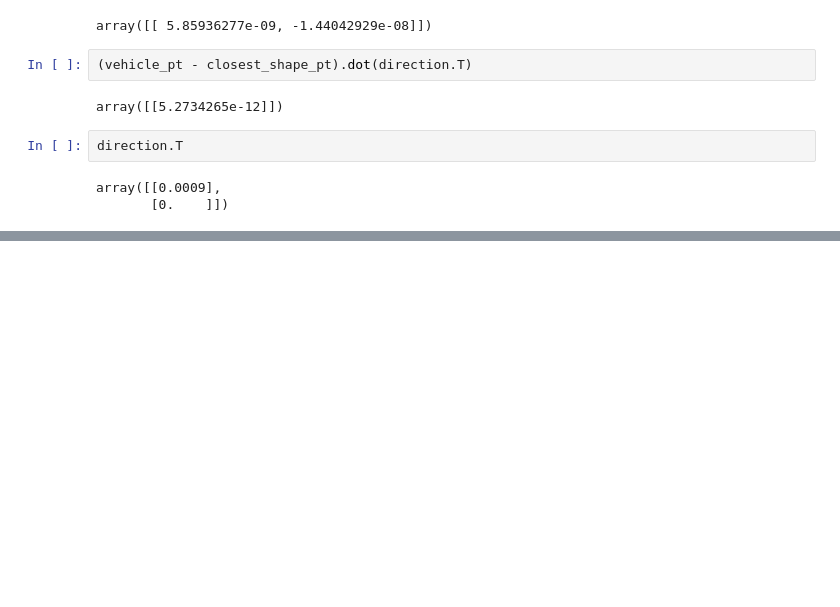
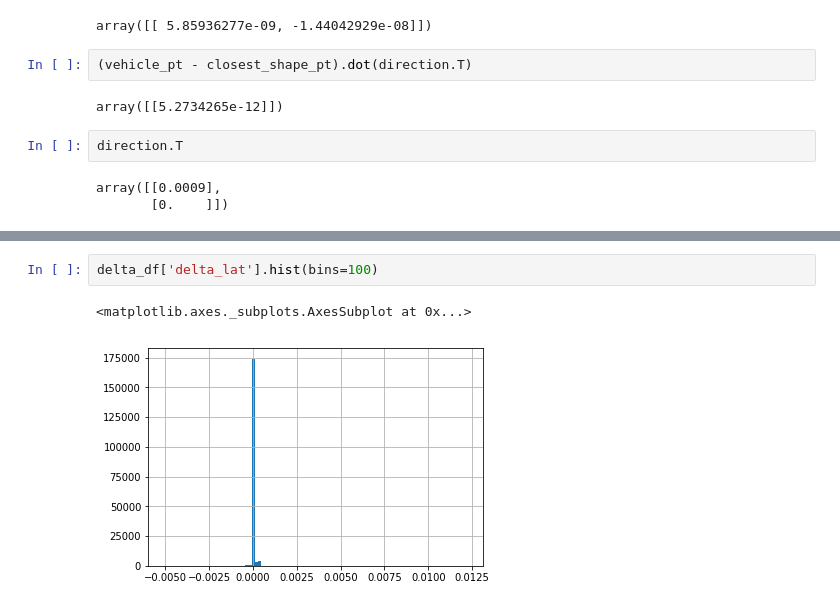
Before and after one commit to 350Seattle-Transportation-Team/gtfs-realtime, a Jupyter notebook: route_shape_process/2019_06_23_test_closest_route_point.ipynb, the cells around one changed output, grey strips where cells are left out. Cells and saved outputs as stored; diff of their text form; blank space fills up the shorter version.

```diff
--- a/route_shape_process/2019_06_23_test_closest_route_point.ipynb
+++ b/route_shape_process/2019_06_23_test_closest_route_point.ipynb
@@ -230,0 +453,5 @@ array([[0.0009],
+# %%
+delta_df['delta_lat'].hist(bins=100)
+# %% [output]
+<matplotlib.axes._subplots.AxesSubplot at 0x...>
+[figure, added]
```
Also changed, not shown: parts of 33 cells of this notebook.
